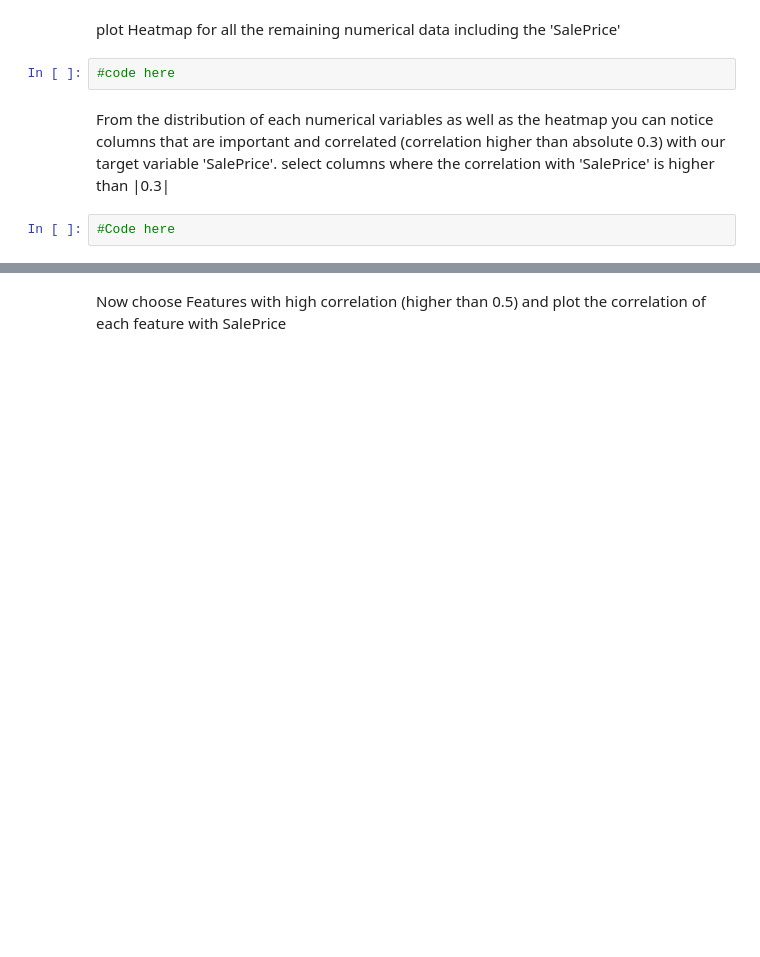
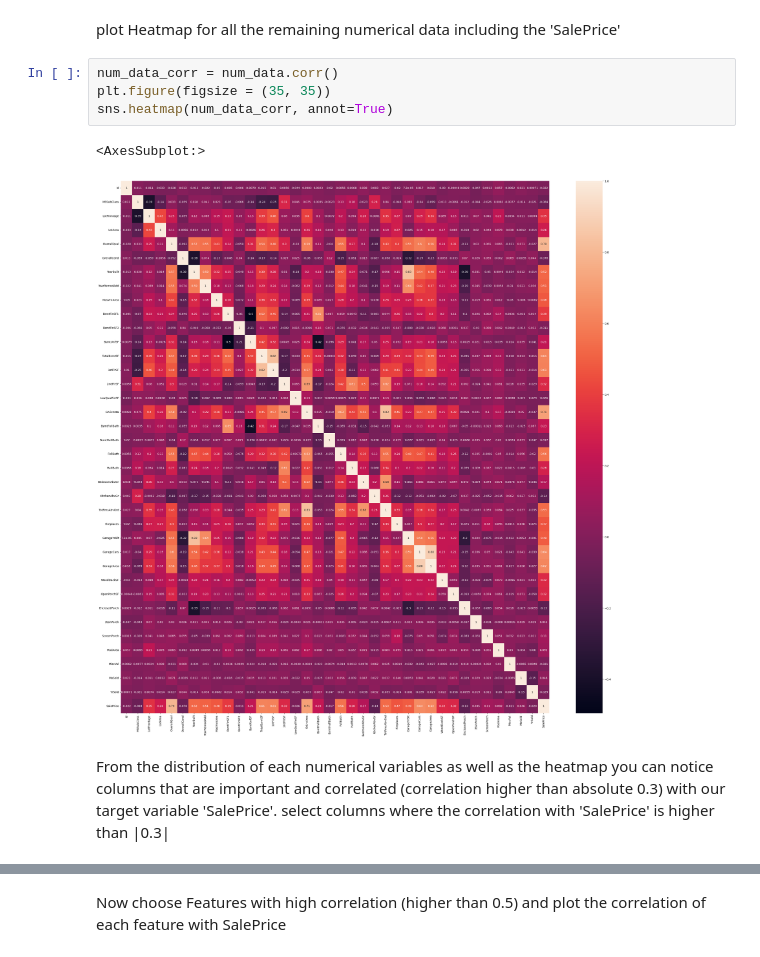
Before and after one commit to SBUDataAnalysis/hw5-javadghorbani78, a Jupyter notebook: set_05.ipynb, the cells around one changed output, grey strips where cells are left out. Cells and saved outputs as stored; diff of their text form; blank space fills up the shorter version.

```diff
--- a/set_05.ipynb
+++ b/set_05.ipynb
@@ -277,8 +293,11 @@ Plot the distribution of all the numerical data
 # %% [markdown]
 plot Heatmap for all the remaining numerical data including the 'SalePrice'
-# %%
-#code here
+# %%
+num_data_corr = num_data.corr()
+plt.figure(figsize = (35, 35))
+sns.heatmap(num_data_corr, annot=True)
+# %% [output]
+<AxesSubplot:>
+[figure, added]
 # %% [markdown]
 From the distribution of each numerical variables as well as the heatmap you can notice columns that are important and correlated (correlation higher than absolute 0.3) with our target variable 'SalePrice'. select columns where the correlation with 'SalePrice' is higher than |0.3|
-# %%
-#Code here
```
Also changed, not shown: parts of 20 cells of this notebook.
